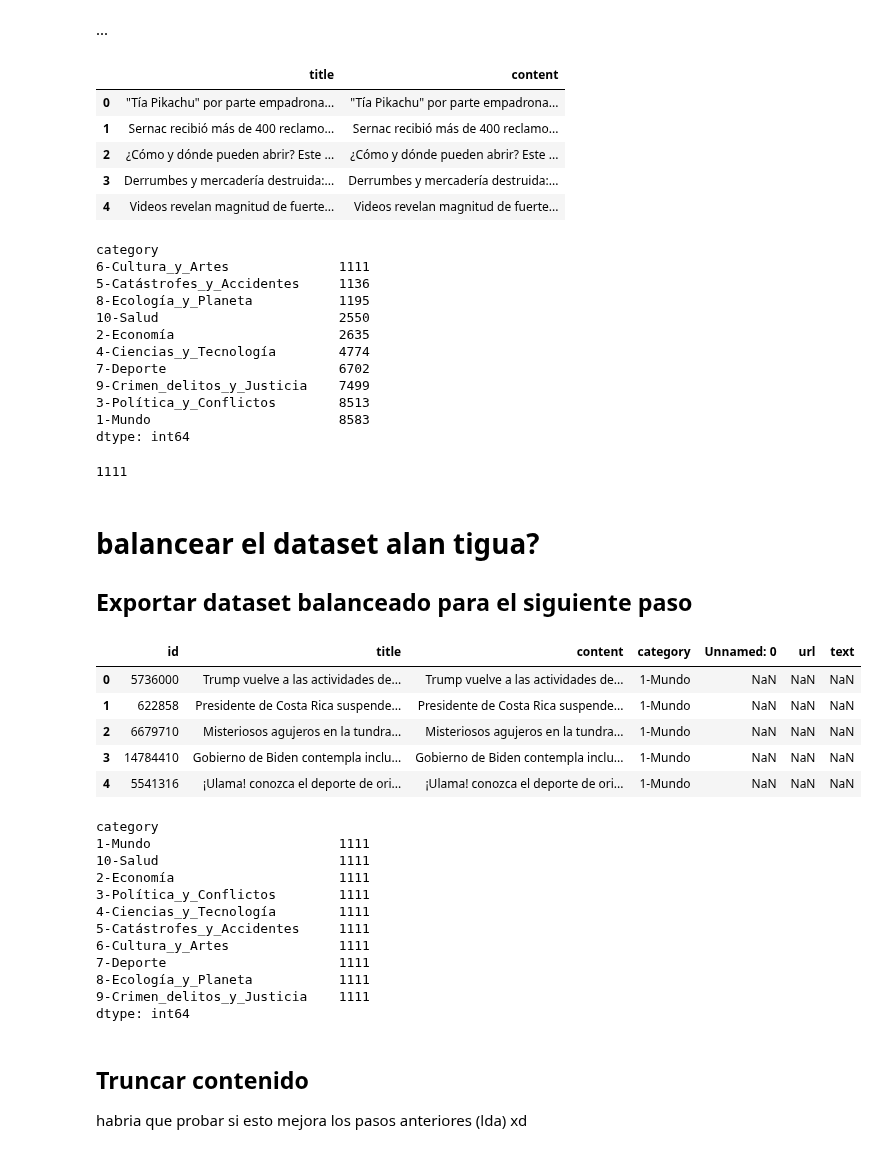
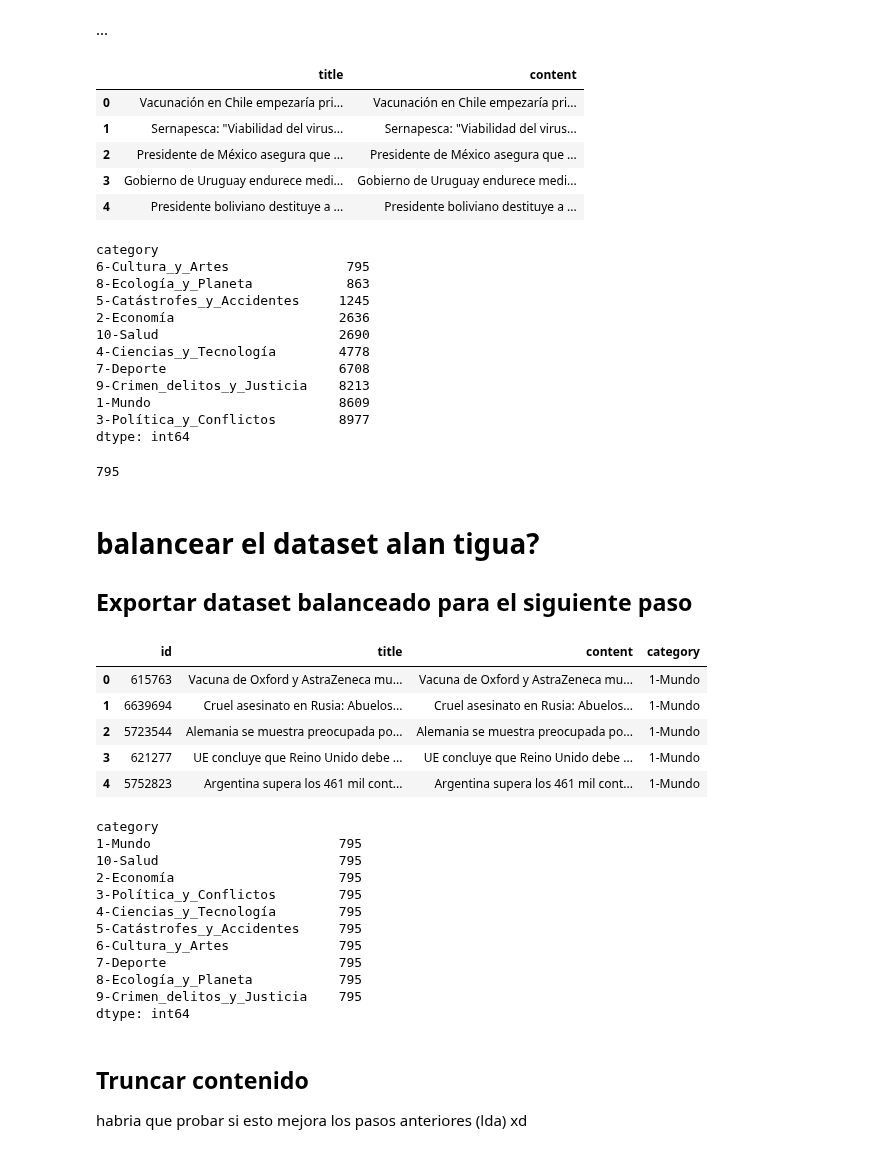
Before and after one commit to matiasbarram/INFO279-TAL-Proyecto, a Jupyter notebook: paso_4_primeros_modelos_clasificacion.ipynb, the cells around one changed output. Cells and saved outputs as stored; diff of their text form; code cells hidden in the pictures.

```diff
--- a/paso_4_primeros_modelos_clasificacion.ipynb
+++ b/paso_4_primeros_modelos_clasificacion.ipynb
@@ -14,70 +14,77 @@ Como se comento en pasos anteriores, el titulo de una noticia es de gran importa
 import pandas as pd
 from pandasql import sqldf
 # %%
-df = pd.read_csv('dataset_paso3d5.csv')
+ds_names = ['dataset_paso_3.csv',  # original
+            'dataset_paso3d5.csv', # + cultura y planeta
+            'dataset_paso3d8.csv', # + cultura
+            'dataset_paso3d9.csv'] # + planeta (sin mucho cambio)
+MAX_LEN = 2000
+RANDOM_STATE = 8008
+df = pd.read_csv(ds_names[0])
+#df = pd.read_csv('dataset_paso_3.csv')
 pd.set_option('display.max_colwidth', 200)
 df[['title', 'content']].head()
 # %% [output]
 |  | title | content |
-| 0 | "Tía Pikachu" por parte empadrona... | "Tía Pikachu" por parte empadrona... |
-| 1 | Sernac recibió más de 400 reclamo... | Sernac recibió más de 400 reclamo... |
-| 2 | ¿Cómo y dónde pueden abrir? Este ... | ¿Cómo y dónde pueden abrir? Este ... |
-| 3 | Derrumbes y mercadería destruida:... | Derrumbes y mercadería destruida:... |
-| 4 | Videos revelan magnitud de fuerte... | Videos revelan magnitud de fuerte... |
+| 0 | Vacunación en Chile empezaría pri... | Vacunación en Chile empezaría pri... |
+| 1 | Sernapesca: "Viabilidad del virus... | Sernapesca: "Viabilidad del virus... |
+| 2 | Presidente de México asegura que ... | Presidente de México asegura que ... |
+| 3 | Gobierno de Uruguay endurece medi... | Gobierno de Uruguay endurece medi... |
+| 4 | Presidente boliviano destituye a ... | Presidente boliviano destituye a ... |
 # %%
 _df = df.groupby(['category']).size().sort_values()
 _df
 # %% [output]
 category
-6-Cultura_y_Artes              1111
-5-Catástrofes_y_Accidentes     1136
-8-Ecología_y_Planeta           1195
-10-Salud                       2550
-2-Economía                     2635
-4-Ciencias_y_Tecnología        4774
-7-Deporte                      6702
-9-Crimen_delitos_y_Justicia    7499
-3-Política_y_Conflictos        8513
-1-Mundo                        8583
+6-Cultura_y_Artes               795
+8-Ecología_y_Planeta            863
+5-Catástrofes_y_Accidentes     1245
+2-Economía                     2636
+10-Salud                       2690
+4-Ciencias_y_Tecnología        4778
+7-Deporte                      6708
+9-Crimen_delitos_y_Justicia    8213
+1-Mundo                        8609
+3-Política_y_Conflictos        8977
 dtype: int64
 # %%
 SAMPLE_SIZE = _df[0]
 SAMPLE_SIZE
 # %% [output]
-1111
+795
 # %% [markdown]
 # balancear el dataset alan tigua?
 ## Exportar dataset balanceado para el siguiente paso
 # %%
 FORCE_BALANCE = True
 if FORCE_BALANCE:
-    new_df = df.groupby('category').sample(n=SAMPLE_SIZE, random_state=2)
+    new_df = df.groupby('category').sample(n=SAMPLE_SIZE, random_state=RANDOM_STATE)
     new_df.reset_index(drop=True, inplace=True)
-    new_df.to_csv(f'ds_balanced_{SAMPLE_SIZE}.csv', index=False)
+    new_df.to_csv(f'ds_balanced_{SAMPLE_SIZE}_rs{RANDOM_STATE}.csv', index=False)
 else:
     new_df = df
 new_df.head(5)
 # %% [output]
-|  | id | title | content | category | Unnamed: 0 | url | text |
-| 0 | 5736000 | Trump vuelve a las actividades de... | Trump vuelve a las actividades de... | 1-Mundo | NaN | NaN | NaN |
-| 1 | 622858 | Presidente de Costa Rica suspende... | Presidente de Costa Rica suspende... | 1-Mundo | NaN | NaN | NaN |
-| 2 | 6679710 | Misteriosos agujeros en la tundra... | Misteriosos agujeros en la tundra... | 1-Mundo | NaN | NaN | NaN |
-| 3 | 14784410 | Gobierno de Biden contempla inclu... | Gobierno de Biden contempla inclu... | 1-Mundo | NaN | NaN | NaN |
-| 4 | 5541316 | ¡Ulama! conozca el deporte de ori... | ¡Ulama! conozca el deporte de ori... | 1-Mundo | NaN | NaN | NaN |
+|  | id | title | content | category |
+| 0 | 615763 | Vacuna de Oxford y AstraZeneca mu... | Vacuna de Oxford y AstraZeneca mu... | 1-Mundo |
+| 1 | 6639694 | Cruel asesinato en Rusia: Abuelos... | Cruel asesinato en Rusia: Abuelos... | 1-Mundo |
+| 2 | 5723544 | Alemania se muestra preocupada po... | Alemania se muestra preocupada po... | 1-Mundo |
+| 3 | 621277 | UE concluye que Reino Unido debe ... | UE concluye que Reino Unido debe ... | 1-Mundo |
+| 4 | 5752823 | Argentina supera los 461 mil cont... | Argentina supera los 461 mil cont... | 1-Mundo |
 # %%
 new_df.groupby(['category']).size().sort_values()
 # %% [output]
 category
-1-Mundo                        1111
-10-Salud                       1111
-2-Economía                     1111
-3-Política_y_Conflictos        1111
-4-Ciencias_y_Tecnología        1111
-5-Catástrofes_y_Accidentes     1111
-6-Cultura_y_Artes              1111
-7-Deporte                      1111
-8-Ecología_y_Planeta           1111
-9-Crimen_delitos_y_Justicia    1111
+1-Mundo                        795
+10-Salud                       795
+2-Economía                     795
+3-Política_y_Conflictos        795
+4-Ciencias_y_Tecnología        795
+5-Catástrofes_y_Accidentes     795
+6-Cultura_y_Artes              795
+7-Deporte                      795
+8-Ecología_y_Planeta           795
+9-Crimen_delitos_y_Justicia    795
 dtype: int64
 # %% [markdown]
 ## Truncar contenido
```
Also changed, not shown: parts of 41 cells of this notebook, 7 other files.
